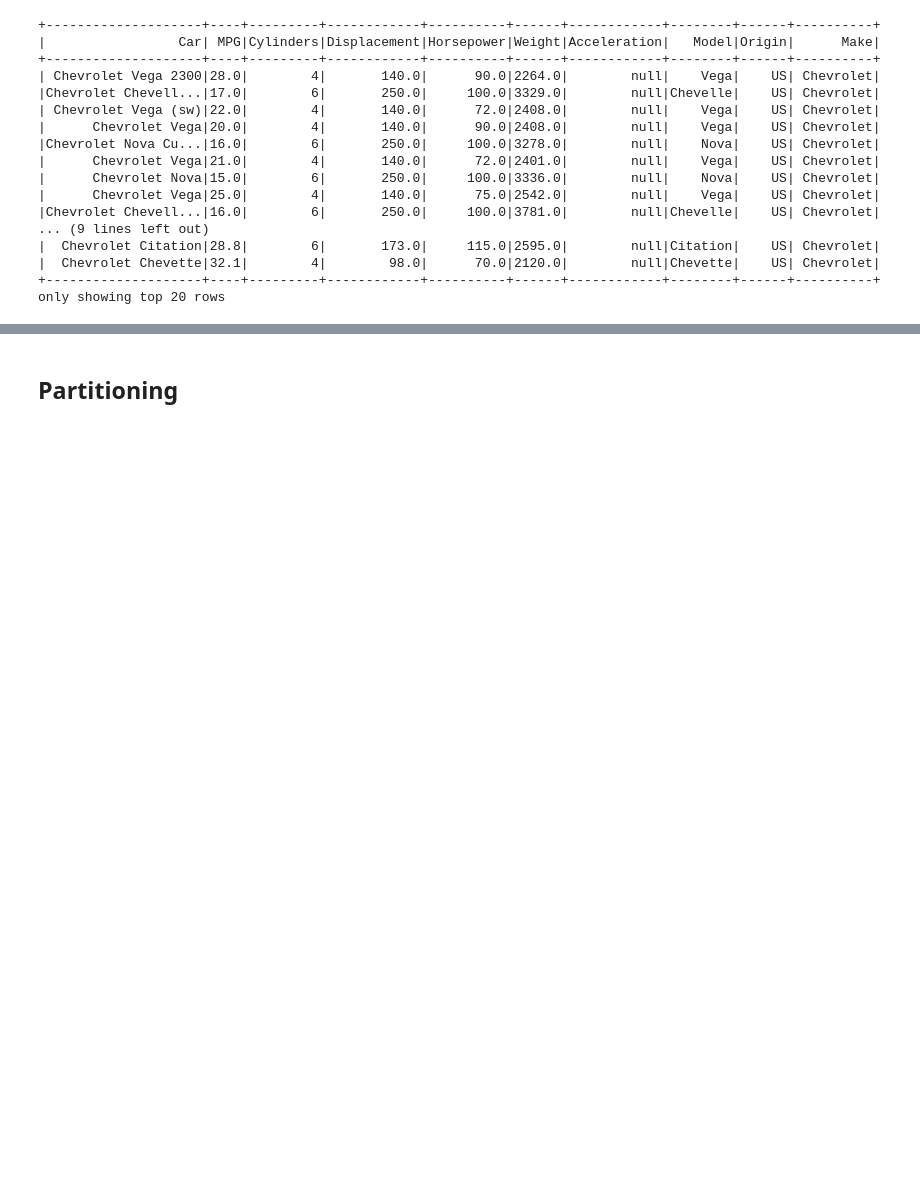
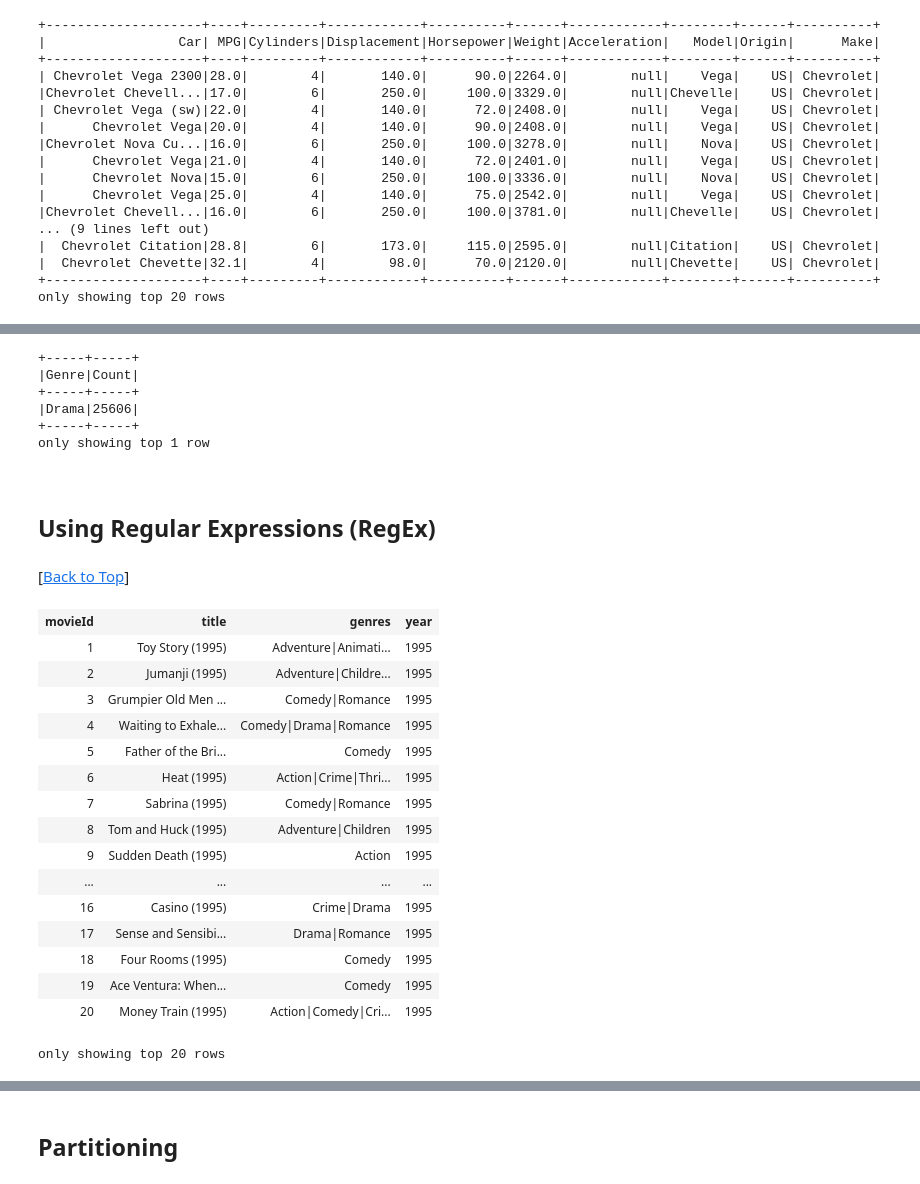
Before and after one commit to pybokeh/jupyter-sql, a Jupyter notebook: PySpark/PySpark_CheatSheet.ipynb, the cells around one changed output, grey strips where cells are left out. Cells and saved outputs as stored; diff of their text form; code cells hidden in the pictures; blank space fills up the shorter version.

```diff
--- a/PySpark/PySpark_CheatSheet.ipynb
+++ b/PySpark/PySpark_CheatSheet.ipynb
@@ -795,0 +834,2 @@ spark.stop()
+# %%
+movies = spark.read.csv('data/movies.csv', header=True, sep=",", inferSchema=True)
@@ -795,0 +860,26 @@ spark.stop()
+# %%
+(
+    movies
+    .withColumn("genres_array", split(col("genres"), "\|"))
+    .drop(col("genres"))
+    .withColumn("genre", explode(col("genres_array")))
+    .groupby(col("genre"))
+    .count()
+    .withColumnRenamed("genre", "Genre")
+    .withColumnRenamed('count', 'Count')
+    .sort(col("Count"), ascending=False)
+    .filter(col("Genre") != '(no genres listed)')
+).show(1)
+# %% [output]
++-----+-----+
+|Genre|Count|
++-----+-----+
+|Drama|25606|
++-----+-----+
+only showing top 1 row
+# %% [markdown]
+<a id="regex">
+# %% [markdown]
+## Using Regular Expressions (RegEx)
+# %% [markdown]
+[[Back to Top](#top)]
@@ -796,3 +888,26 @@ spark.stop()
+# %%
+(
+    movies
+    .withColumn("year", regexp_extract(col("title"), r"\((\d{4})\)", 1))
+)
+# %% [output]
+| movieId | title | genres | year |
+| 1 | Toy Story (1995) | Adventure|Animati... | 1995 |
+| 2 | Jumanji (1995) | Adventure|Childre... | 1995 |
+| 3 | Grumpier Old Men ... | Comedy|Romance | 1995 |
+| 4 | Waiting to Exhale... | Comedy|Drama|Romance | 1995 |
+| 5 | Father of the Bri... | Comedy | 1995 |
+| 6 | Heat (1995) | Action|Crime|Thri... | 1995 |
+| 7 | Sabrina (1995) | Comedy|Romance | 1995 |
+| 8 | Tom and Huck (1995) | Adventure|Children | 1995 |
+| 9 | Sudden Death (1995) | Action | 1995 |
+| ... | ... | ... | ... |
+| 16 | Casino (1995) | Crime|Drama | 1995 |
+| 17 | Sense and Sensibi... | Drama|Romance | 1995 |
+| 18 | Four Rooms (1995) | Comedy | 1995 |
+| 19 | Ace Ventura: When... | Comedy | 1995 |
+| 20 | Money Train (1995) | Action|Comedy|Cri... | 1995 |
+only showing top 20 rows
 # %% [markdown]
 <a id="databases">
 # %% [markdown]
```
Also changed, not shown: parts of 14 cells of this notebook.
